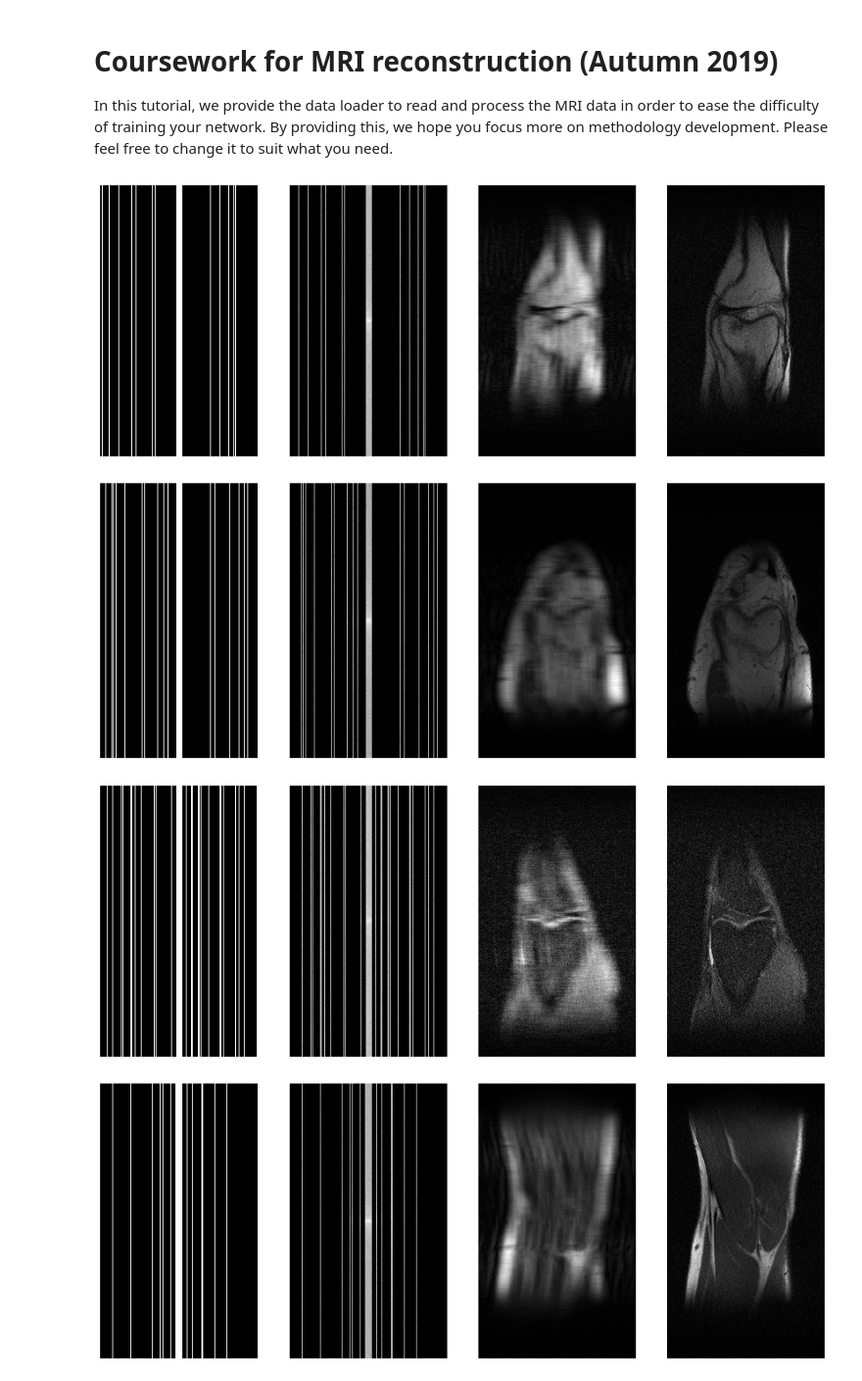
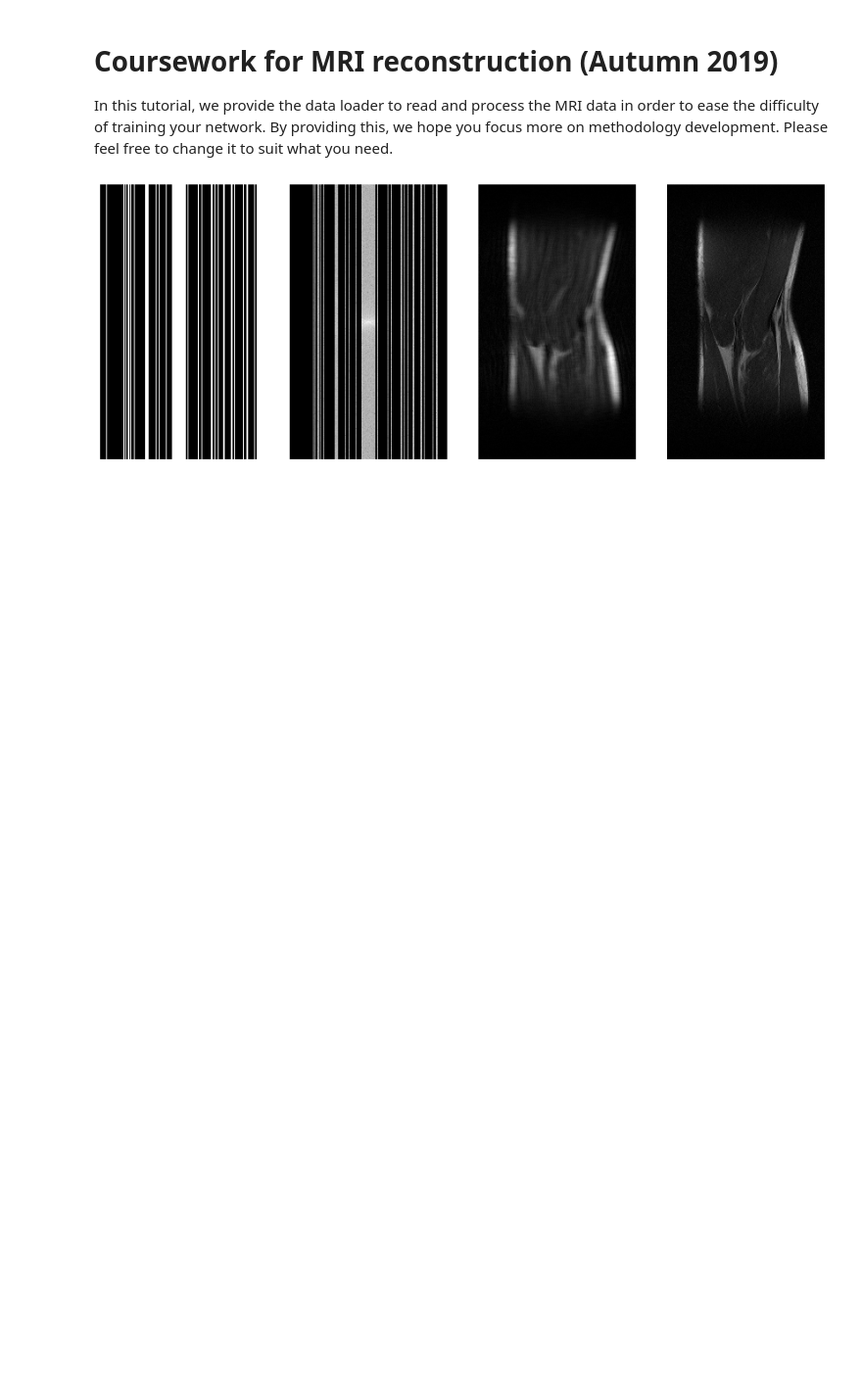
Before and after one commit to alexiscorney/NeuralComputationGroup30, a Jupyter notebook: fastMRI/data_loader.ipynb, the cells around one changed output. Shown at 98% size. Cells and saved outputs as stored; diff of their text form; code cells hidden in the pictures; blank space fills up the shorter version.

```diff
--- a/fastMRI/data_loader.ipynb
+++ b/fastMRI/data_loader.ipynb
@@ -97,36 +98,36 @@ def load_data_path(train_data_path, val_data_path):
 # %%
 if __name__ == '__main__':
 
     data_path_train = '/data/local/NC2019MRI/train'
     data_path_val = '/data/local/NC2019MRI/train'
     data_list = load_data_path(data_path_train, data_path_val) # first load all file names, paths and slices.
 
-    acc = 8
-    cen_fract = 0.04
+    acc = [4,8]
+    cen_fract = [0.08, 0.04]
+    # acc = [8]
+    # cen_fract = [0.04]
     seed = False # random masks for each slice
     num_workers = 12 # data loading is faster using a bigger number for num_workers. 0 means using one cpu to load data
 
     # create data loader for training set. It applies same to validation set as well
     train_dataset = MRIDataset(data_list['train'], acceleration=acc, center_fraction=cen_fract, use_seed=seed)
     train_loader = DataLoader(train_dataset, shuffle=True, batch_size=1, num_workers=num_workers)
     for iteration, sample in enumerate(train_loader):
 
         img_gt, img_und, rawdata_und, masks, norm = sample
 
         # stack different slices into a volume for visualisation
-        A = masks[...,0].squeeze()
+        A = masks[..., 0].squeeze()
         B = torch.log(T.complex_abs(rawdata_und) + 1e-9).squeeze()
         C = T.complex_abs(img_und).squeeze()
         D = T.complex_abs(img_gt).squeeze()
+
         all_imgs = torch.stack([A,B,C,D], dim=0)
 
         # from left to right: mask, masked kspace, undersampled image, ground truth
         show_slices(all_imgs, [0, 1, 2, 3], cmap='gray')
         plt.pause(1)
 
-        if iteration >= 3: break  # show 4 random slices
+        if iteration < 1: break  # show 4 random slices
 # %% [output]
-[figure, old version]
+[figure, new version]
-[figure, removed]
-[figure, removed]
-[figure, removed]
```
Also changed, not shown: parts of 1 cell of this notebook, 1 other file.
